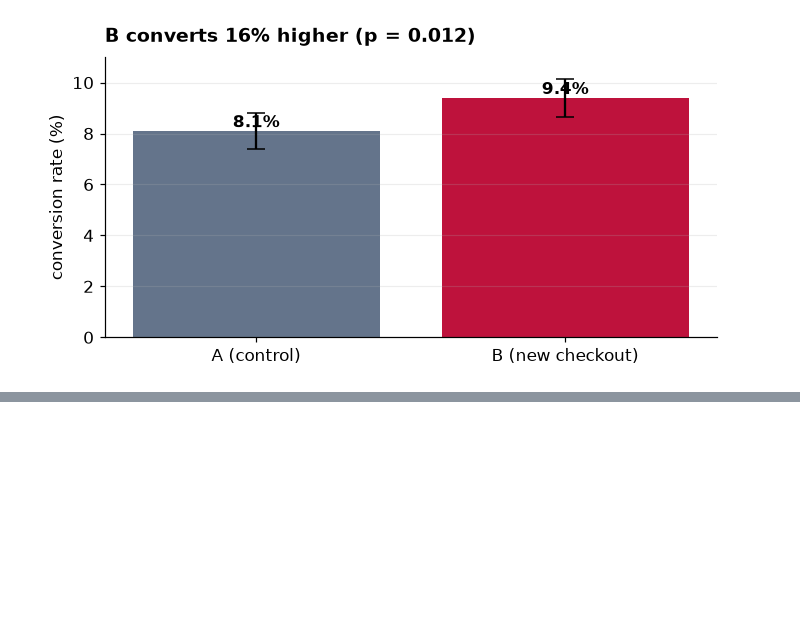
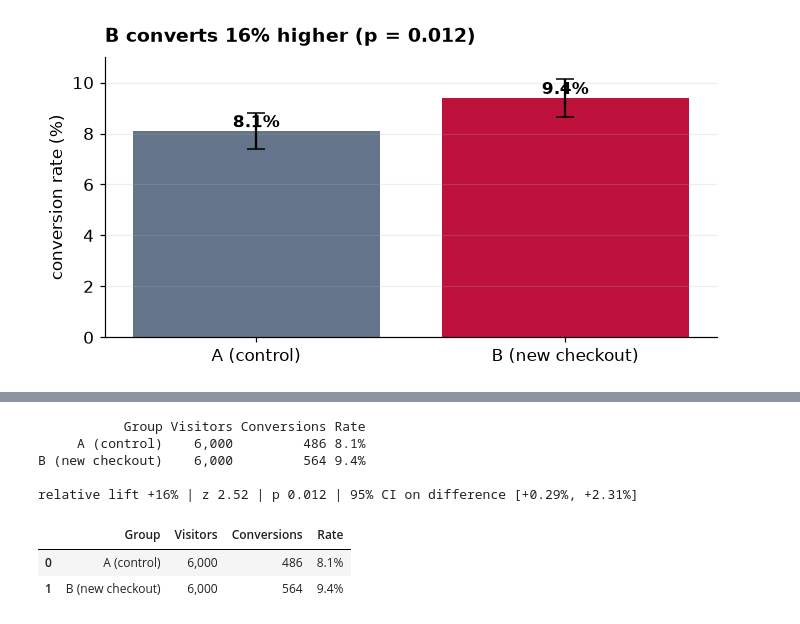
Before and after one commit to johnfisher-ai/Statistics-Data-Science-AI-Visual-Book, a Jupyter notebook: chapters/notebooks/communicating-insights--2-ab-test-report.ipynb, the cells around one changed output, grey strips where cells are left out. Drawn from its saved outputs; the diff is of its cells as text; code cells hidden in the pictures; blank space fills up the shorter version.

```diff
--- a/chapters/notebooks/communicating-insights--2-ab-test-report.ipynb
+++ b/chapters/notebooks/communicating-insights--2-ab-test-report.ipynb
@@ -134,0 +59,17 @@ The experiment genre puts the verdict in the first line and the uncertainty in p
+# %%
+res = pd.DataFrame({"Group":["A (control)","B (new checkout)"],
+                   "Visitors":[f"{vis[0]:,}", f"{vis[1]:,}"],
+                   "Conversions":[f"{conv[0]:,}", f"{conv[1]:,}"],
+                   "Rate":[f"{rA:.1%}", f"{rB:.1%}"]})
+print(res.to_string(index=False))
+print(f"\nrelative lift {rel_lift:+.0%} | z {z:.2f} | p {p:.3f} | 95% CI on difference [{ci_low:+.2%}, {ci_high:+.2%}]")
+res
+# %% [output]
+           Group Visitors Conversions Rate
+     A (control)    6,000         486 8.1%
+B (new checkout)    6,000         564 9.4%
+
+relative lift +16% | z 2.52 | p 0.012 | 95% CI on difference [+0.29%, +2.31%]
+|  | Group | Visitors | Conversions | Rate |
+| 0 | A (control) | 6,000 | 486 | 8.1% |
+| 1 | B (new checkout) | 6,000 | 564 | 9.4% |
```
Also changed, not shown: parts of 7 cells of this notebook, 15 other files.
